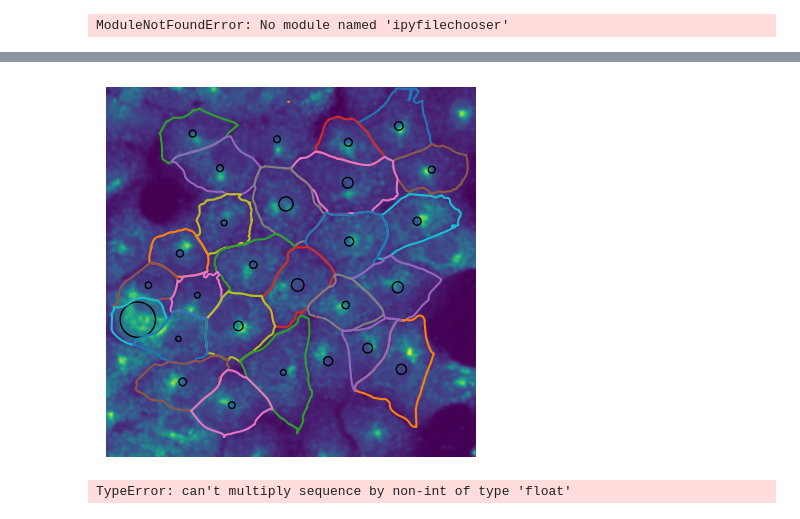
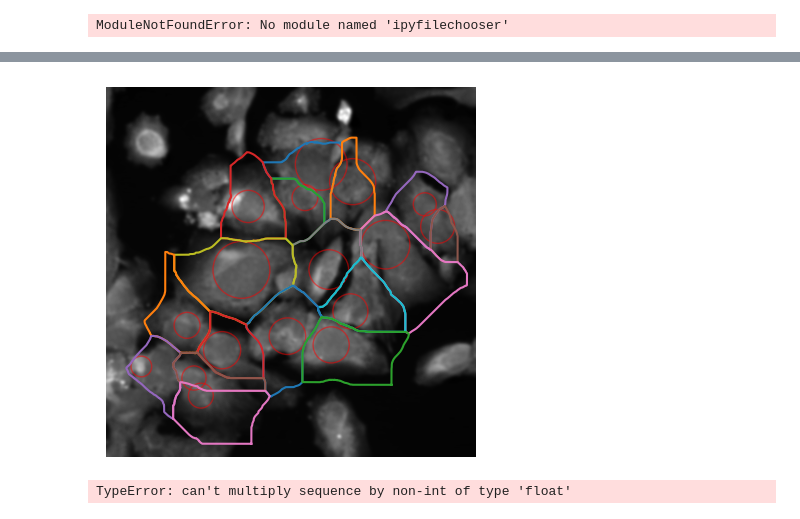
Before and after one commit to jboulanger/sganalysis, a Jupyter notebook: Untitled-2.ipynb, the cells around one changed output, grey strips where cells are left out. Drawn from its saved outputs; the diff is of its cells as text; code cells hidden in the pictures.

```diff
--- a/Untitled-2.ipynb
+++ b/Untitled-2.ipynb
@@ -132,9 +132,13 @@ display(fc)
 # %% [output]
 ModuleNotFoundError: No module named 'ipyfilechooser'
 # %%
+from pathlib import Path
 #folder = Path(fc.value)
-#folder = Path('/media/cephfs2/userdata/Bullock_group/Lucas/EXP.M20230114/')
-folder = Path('C:/Users/jerome/Downloads')
+folder = Path('/media/cephfs2/userdata/Bullock_group/Lucas/EXP.M20230114/')
+#folder = Path('C:/Users/jerome/Downloads')
 channels = {'nuclei':0,'cells':1,'label1':0,'label2':2}
 filelist = pd.DataFrame({'Filename' : [str(x) for x in folder.glob('*.lsm')]})
-filelist['Filename'][0]
+filename = filelist['Filename'][1]
+filename
+imglist = tifffile.imread(filename)
+img = imglist[0]
@@ -196,17 +210,18 @@ regions
 # %%
 from scipy.ndimage import minimum_filter, maximum_filter, gaussian_filter
 def spatial_spread(prop, image):
-    """Spread as the trace of the moment matrix in a region"""
+    """Spread as the trace of the moment matrix in a region
+    Result
+    ------
+    list of tupe (centroid x, centroid y, sxx, sxy, syy) for each channel
+    """
     y,x = np.meshgrid(
         np.arange(prop.bbox[0],prop.bbox[2]),
         np.arange(prop.bbox[1],prop.bbox[3]),indexing='ij')
     image = image[:,prop.bbox[0]:prop.bbox[2], prop.bbox[1]:prop.bbox[3]]
-    L = []
-    #fig,ax= plt.subplots(1,4)
+    S = []
     for weight in image:
-        w = weight *(weight>(weight.mean() + 3*weight.std())) * prop.image
-        #w = weight * prop.image
-        #a.imshow(w)
+        w = weight *(weight>(weight.mean() + weight.std())) * prop.image
         if (w.max()-w.min()) > 0 :
             w = (w - w.min()) / (w.max() - w.min())
         else:
@@ -218,14 +233,9 @@ def spatial_spread(prop, image):
         sy = np.sum(w * y) / sw
         sxx = np.sum(w * np.square(x-sx)) / sw
         syy = np.sum(w * np.square(y-sy)) / sw
-        #sxy = np.sum(w * (x-sx) * (y-sy)) / sw
-        L.append(np.sqrt(sxx + syy))
-        #a.set_title(f'{np.sqrt(sxx + syy):.2f}')
-    return L
-
-def tophat(x,s):
-    return gaussian_filter(x,s)# - maximum_filter(minimum_filter(x,s),s), s/5)
+        sxy = np.sum(w * (x-sx) * (y-sy)) / sw
+        S.append((sx,sy,sxx,sxy,syy))
+    return S
 
 signal = np.stack([gaussian_filter(ch, 10) for ch in img])
-
-s = np.array([spatial_spread(x, signal) for x in roi ])
+S = np.array([spatial_spread(x, signal) for x in roi ])
@@ -245,18 +242,18 @@ array([[ 1.75483000e+05,  1.15513785e-08,  3.03821984e+09,
 # %%
 def visualize(img, rois, s=None):
     from matplotlib.patches import Circle
-    #plt.imshow(img[[2,1,0]].swapaxes(0,-1))
-    plt.imshow(img)
+    import math
+    plt.imshow(img,cmap='gray')
     for k,r in enumerate(rois):
         c = find_contours(np.pad(r.image,1) > 0, 0.5)
         plt.plot(c[0][:,1] + r.bbox[1], c[0][:,0] + r.bbox[0])
         if s is not None:
-            c=plt.Circle((r.centroid[1], r.centroid[0]), s[k], fill=False)
+            c = plt.Circle((s[k,0], s[k,1]), math.sqrt(s[k,2]+s[k,4]), fill=False,color='red',alpha=0.5)
             plt.gca().add_patch(c)
     plt.axis('off')
-visualize(signal[2], roi, s[:,2])
+visualize(signal[3], roi, S[:,3,:])
 # %% [output]
-[figure, old version]
+[figure, new version]
 # %%
 from matplotlib.patches import Circle
 fig,ax = plt.subplots(1)
```
Also changed, not shown: parts of 7 cells of this notebook.
